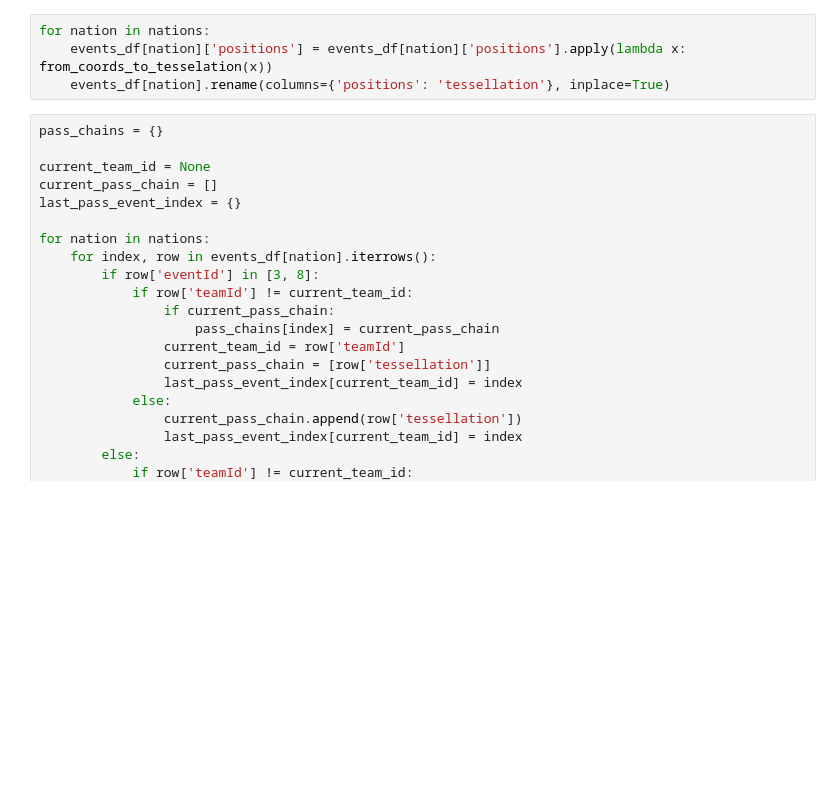
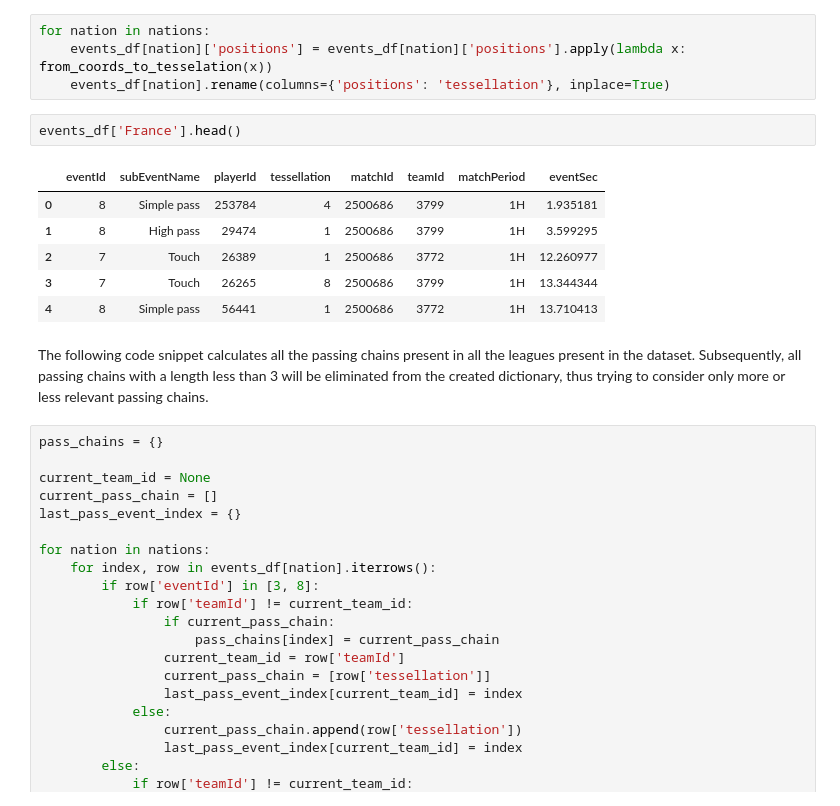
Before and after one commit to PasqualeEsposito/Geospatial_Analytics, a Jupyter notebook: Pass_chains_predictability.ipynb, the cells around one changed output. Saved outputs shown, nothing was run; the diff lists cells and outputs as text; blank space fills up the shorter version.

```diff
--- a/Pass_chains_predictability.ipynb
+++ b/Pass_chains_predictability.ipynb
@@ -54,6 +75,17 @@ for championship in events_df:
 for nation in nations:
     events_df[nation]['positions'] = events_df[nation]['positions'].apply(lambda x: from_coords_to_tesselation(x))
     events_df[nation].rename(columns={'positions': 'tessellation'}, inplace=True)
+# %%
+events_df['France'].head()
+# %% [output]
+|  | eventId | subEventName | playerId | tessellation | matchId | teamId | matchPeriod | eventSec |
+| 0 | 8 | Simple pass | 253784 | 4 | 2500686 | 3799 | 1H | 1.935181 |
+| 1 | 8 | High pass | 29474 | 1 | 2500686 | 3799 | 1H | 3.599295 |
+| 2 | 7 | Touch | 26389 | 1 | 2500686 | 3772 | 1H | 12.260977 |
+| 3 | 7 | Touch | 26265 | 8 | 2500686 | 3799 | 1H | 13.344344 |
+| 4 | 8 | Simple pass | 56441 | 1 | 2500686 | 3772 | 1H | 13.710413 |
+# %% [markdown]
+The following code snippet calculates all the passing chains present in all the leagues present in the dataset. Subsequently, all passing chains with a length less than 3 will be eliminated from the created dictionary, thus trying to consider only more or less relevant passing chains.
 # %%
 pass_chains = {}
 
```
Also changed, not shown: parts of 45 cells of this notebook.
